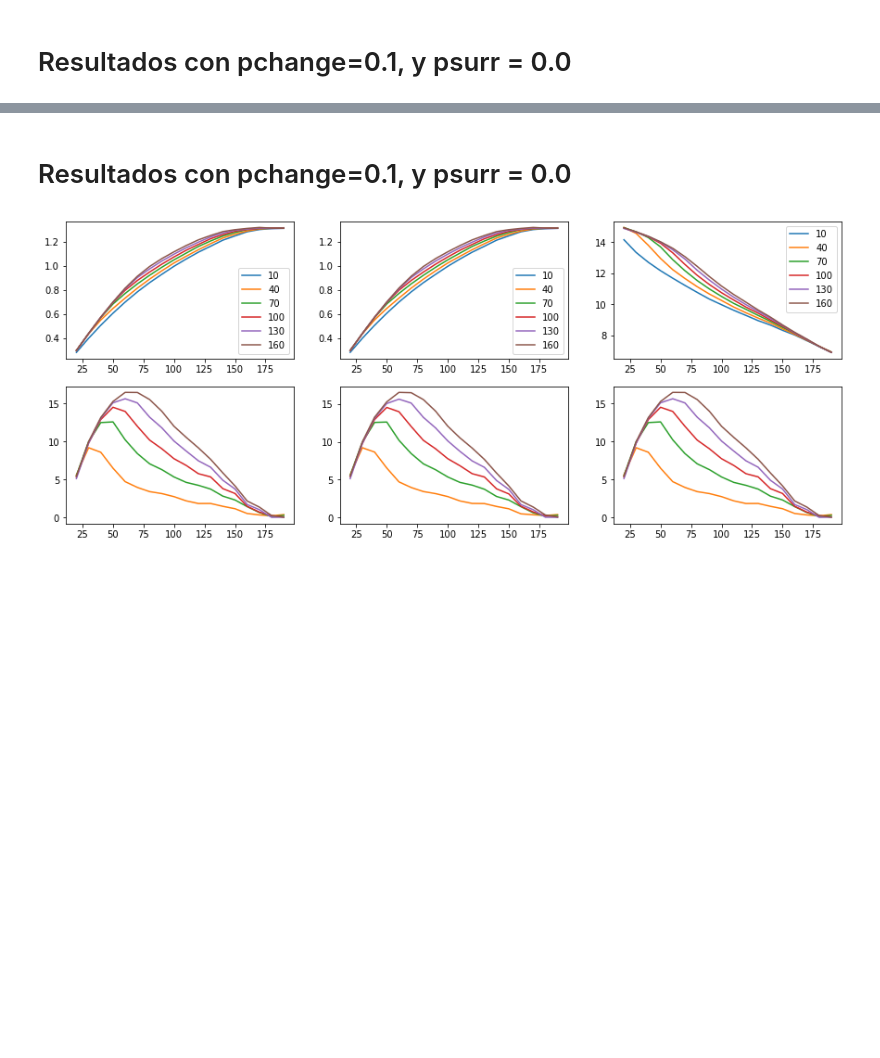
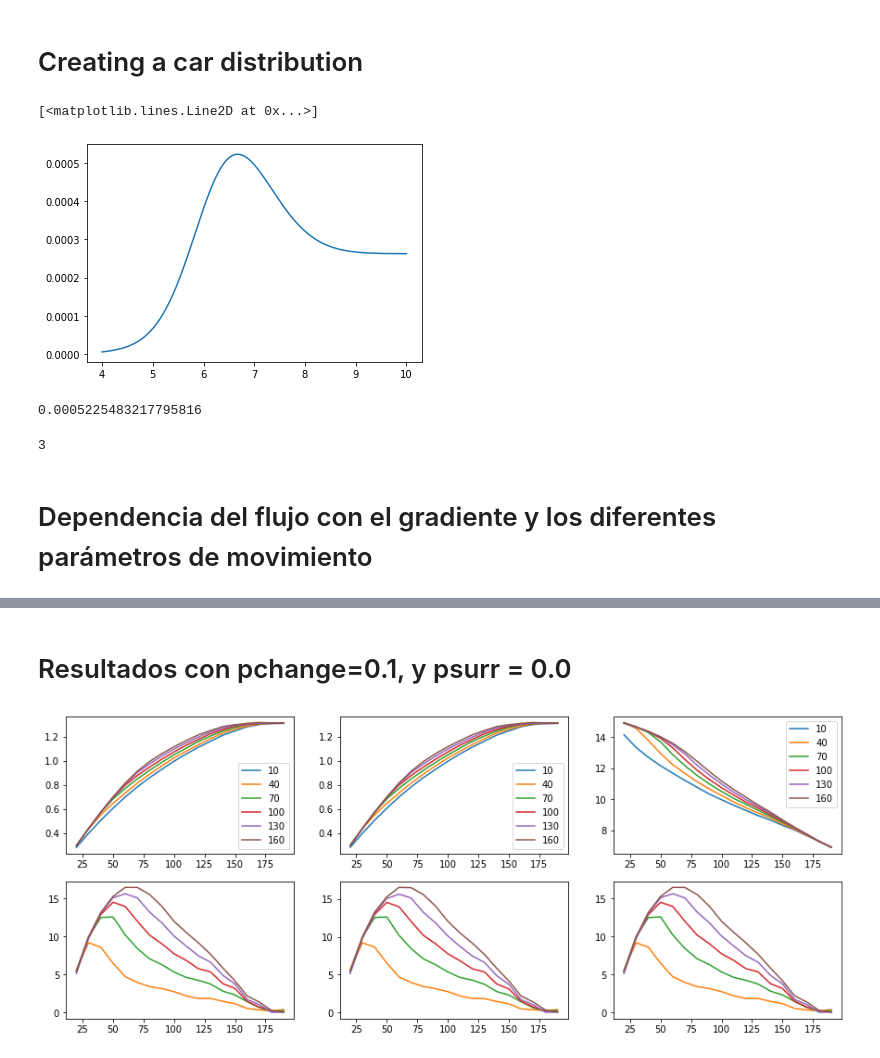
Before and after one commit to miguel-uribe/traffic_C, a Jupyter notebook: python/Flow_Analysis.ipynb, the cells around one changed output, grey strips where cells are left out. Saved outputs shown, nothing was run; the diff lists cells and outputs as text; code cells hidden in the pictures; blank space fills up the shorter version.

```diff
--- a/python/Flow_Analysis.ipynb
+++ b/python/Flow_Analysis.ipynb
@@ -4,5 +4,27 @@ import matplotlib.pyplot as plt
 # %%
 gradients = np.array([10,40,70,100,130,160])
 densities = np.arange(20,200,10)
+# %% [markdown]
+# Creating a car distribution
+# %%
+time = np.arange(4*3600,10*3600)
+demand=0.0002625850896568391*(1/(1+np.exp(-(time-6*3600)/(0.5*3600))))*(1.9*np.exp(-((time-6*3600)/(1.4*3600))**2)+1);
+plt.plot(time/3600,demand)
+# %% [output]
+[<matplotlib.lines.Line2D at 0x...>]
+[figure, added]
+# %%
+passengers = []
+factor = 1
+print(demand.max()*factor)
+for i, t in enumerate(time):
+    prob = demand[i]
+    passengers.append(np.random.poisson(demand[i]*factor))
+# %% [output]
+0.0005225483217795816
+# %%
+np.sum(passengers)
+# %% [output]
+3
 # %% [markdown]
-# Resultados con pchange=0.1, y psurr = 0.0
+# Dependencia del flujo con el gradiente y los diferentes parámetros de movimiento
```
Also changed, not shown: parts of 12 cells of this notebook, 29 other files.
